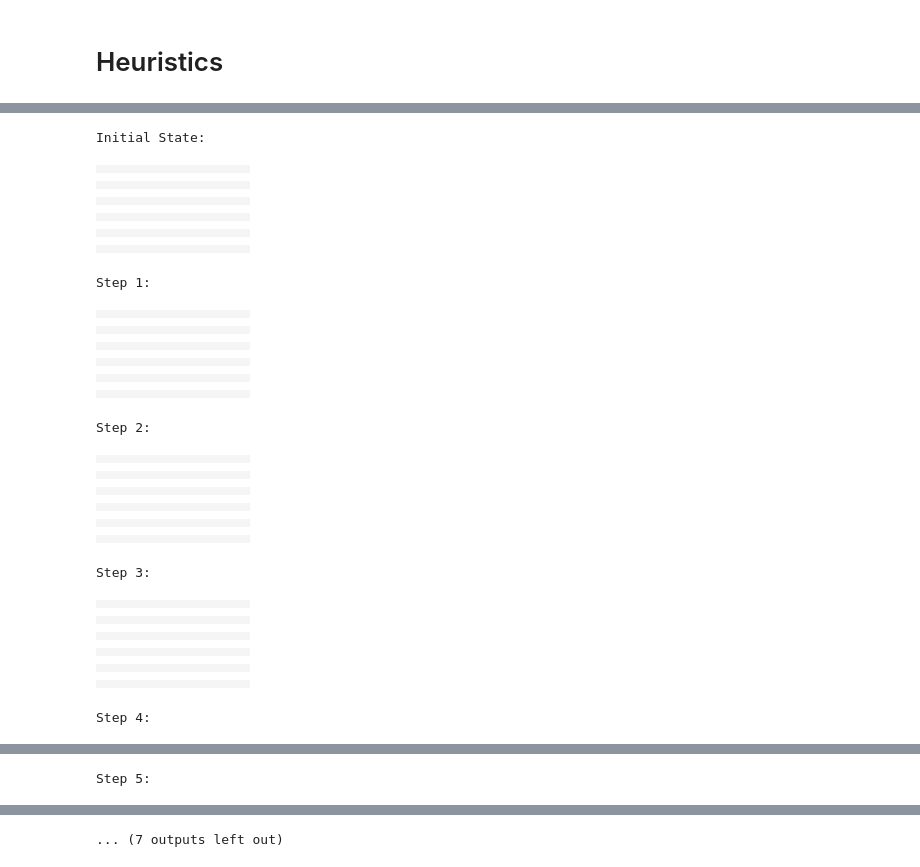
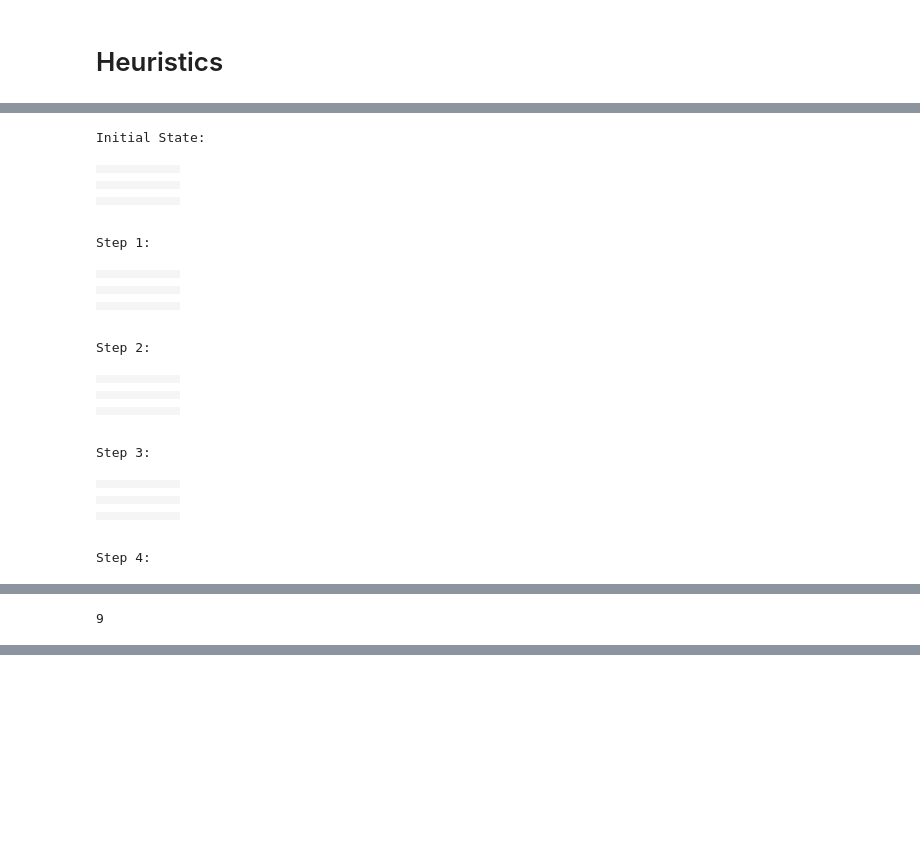
Before and after one commit to maumruiz/Problem-Solving-Agents, a Jupyter notebook: Assignment04.ipynb, the cells around one changed output, grey strips where cells are left out. Drawn from its saved outputs; the diff is of its cells as text; code cells hidden in the pictures; blank space fills up the shorter version.

```diff
--- a/Assignment04.ipynb
+++ b/Assignment04.ipynb
@@ -252,66 +1292,46 @@ print(environment)
 # %%
 # initial_state = [(0,0), (1,1), (2,0), (4,3), (3,2), (3,4), (1,2), (0,3), (1,4)]
-# initial_state = [(1,0), (2,1), (2,4), (3,0), (3,3), (3,5), (4,2), (4,4), (5,1), (5,3)]
-initial_state = [(0,3), (1,2), (1,4), (2,3), (3,7), (4,6), (4,3), (5,2), (5,4), (6,3), (5,9), (6,8), (6,9), (7,8), (7,10), (8,0), (8,5), (8,9), (9,1), (9,4), (9,6), (10,0), (10,5)]
+initial_state = [(1,0), (2,1), (2,4), (3,0), (3,3), (3,5), (4,2), (4,4), (5,1), (5,3)]
+# initial_state = [(0,3), (1,2), (1,4), (2,3), (3,7), (4,6), (4,3), (5,2), (5,4), (6,3), (5,9), (6,8), (6,9), (7,8), (7,10), (8,0), (8,5), (8,9), (9,1), (9,4), (9,6), (10,0), (10,5)]
 
 initial_state = sorted(initial_state, key=lambda x: [x[0], x[1]])
 initial_state = tuple(initial_state)
 
-size = 11
+size = 6
 
 problem = CleanBoardProblem(initial_state, [], size)
 solution = astar_search(problem, heuristic_one)
 
 display_solution(solution, initial_state, size)
 
 solution.path_cost
 # %% [output]
 Initial State:
-|  |  |  |  |  |  |  |  |  |  |  |
-|  |  |  |  |  |  |  |  |  |  |  |
-|  |  |  |  |  |  |  |  |  |  |  |
-|  |  |  |  |  |  |  |  |  |  |  |
-|  |  |  |  |  |  |  |  |  |  |  |
-|  |  |  |  |  |  |  |  |  |  |  |
-|  |  |  |  |  |  |  |  |  |  |  |
-|  |  |  |  |  |  |  |  |  |  |  |
-|  |  |  |  |  |  |  |  |  |  |  |
-|  |  |  |  |  |  |  |  |  |  |  |
-|  |  |  |  |  |  |  |  |  |  |  |
+|  |  |  |  |  |  |
+|  |  |  |  |  |  |
+|  |  |  |  |  |  |
+|  |  |  |  |  |  |
+|  |  |  |  |  |  |
+|  |  |  |  |  |  |
 Step 1:
-|  |  |  |  |  |  |  |  |  |  |  |
-|  |  |  |  |  |  |  |  |  |  |  |
-|  |  |  |  |  |  |  |  |  |  |  |
-|  |  |  |  |  |  |  |  |  |  |  |
-|  |  |  |  |  |  |  |  |  |  |  |
-|  |  |  |  |  |  |  |  |  |  |  |
-|  |  |  |  |  |  |  |  |  |  |  |
-|  |  |  |  |  |  |  |  |  |  |  |
-|  |  |  |  |  |  |  |  |  |  |  |
-|  |  |  |  |  |  |  |  |  |  |  |
-|  |  |  |  |  |  |  |  |  |  |  |
+|  |  |  |  |  |  |
+|  |  |  |  |  |  |
+|  |  |  |  |  |  |
+|  |  |  |  |  |  |
+|  |  |  |  |  |  |
+|  |  |  |  |  |  |
 Step 2:
-|  |  |  |  |  |  |  |  |  |  |  |
-|  |  |  |  |  |  |  |  |  |  |  |
-|  |  |  |  |  |  |  |  |  |  |  |
-|  |  |  |  |  |  |  |  |  |  |  |
-|  |  |  |  |  |  |  |  |  |  |  |
-|  |  |  |  |  |  |  |  |  |  |  |
-|  |  |  |  |  |  |  |  |  |  |  |
-|  |  |  |  |  |  |  |  |  |  |  |
-|  |  |  |  |  |  |  |  |  |  |  |
-|  |  |  |  |  |  |  |  |  |  |  |
-|  |  |  |  |  |  |  |  |  |  |  |
+|  |  |  |  |  |  |
+|  |  |  |  |  |  |
+|  |  |  |  |  |  |
+|  |  |  |  |  |  |
+|  |  |  |  |  |  |
+|  |  |  |  |  |  |
 Step 3:
-|  |  |  |  |  |  |  |  |  |  |  |
-|  |  |  |  |  |  |  |  |  |  |  |
-|  |  |  |  |  |  |  |  |  |  |  |
-|  |  |  |  |  |  |  |  |  |  |  |
-|  |  |  |  |  |  |  |  |  |  |  |
-|  |  |  |  |  |  |  |  |  |  |  |
-|  |  |  |  |  |  |  |  |  |  |  |
-|  |  |  |  |  |  |  |  |  |  |  |
-|  |  |  |  |  |  |  |  |  |  |  |
-|  |  |  |  |  |  |  |  |  |  |  |
-|  |  |  |  |  |  |  |  |  |  |  |
+|  |  |  |  |  |  |
+|  |  |  |  |  |  |
+|  |  |  |  |  |  |
+|  |  |  |  |  |  |
+|  |  |  |  |  |  |
+|  |  |  |  |  |  |
 Step 4:
@@ -329 +1344 @@ Step 4:
-Step 5:
+9
@@ -341,3 +1345,2 @@ Step 5:
-... (7 outputs left out)
 # %%
 # initial_state = [(0,0), (1,1), (2,0), (4,3), (3,2), (3,4), (1,2), (0,3), (1,4)]
```
Also changed, not shown: parts of 54 cells of this notebook.
